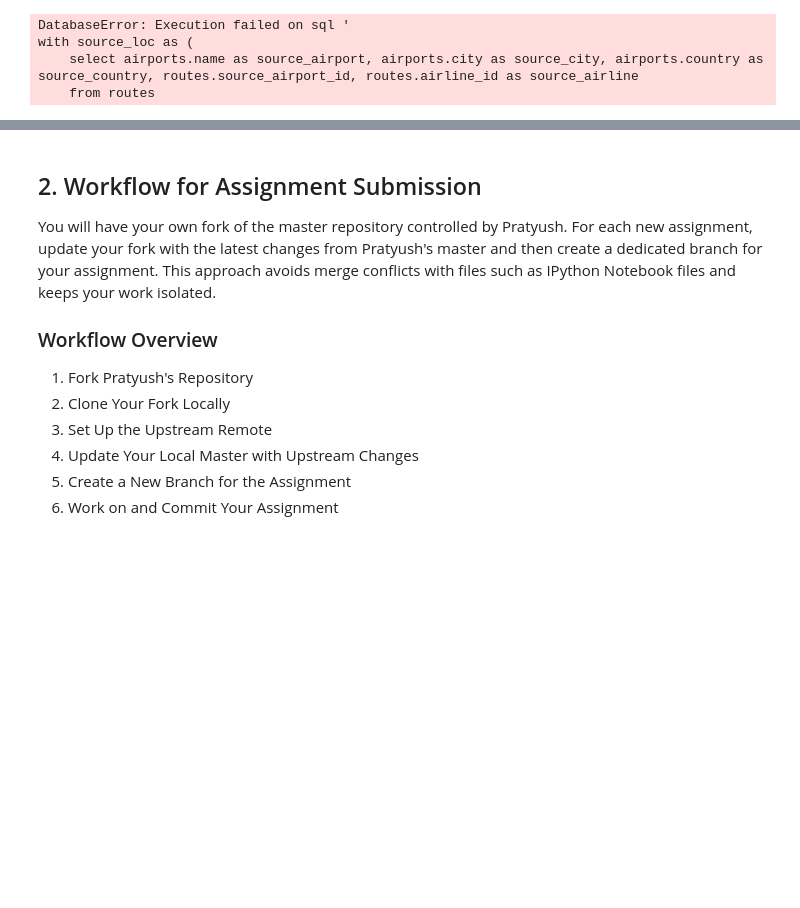
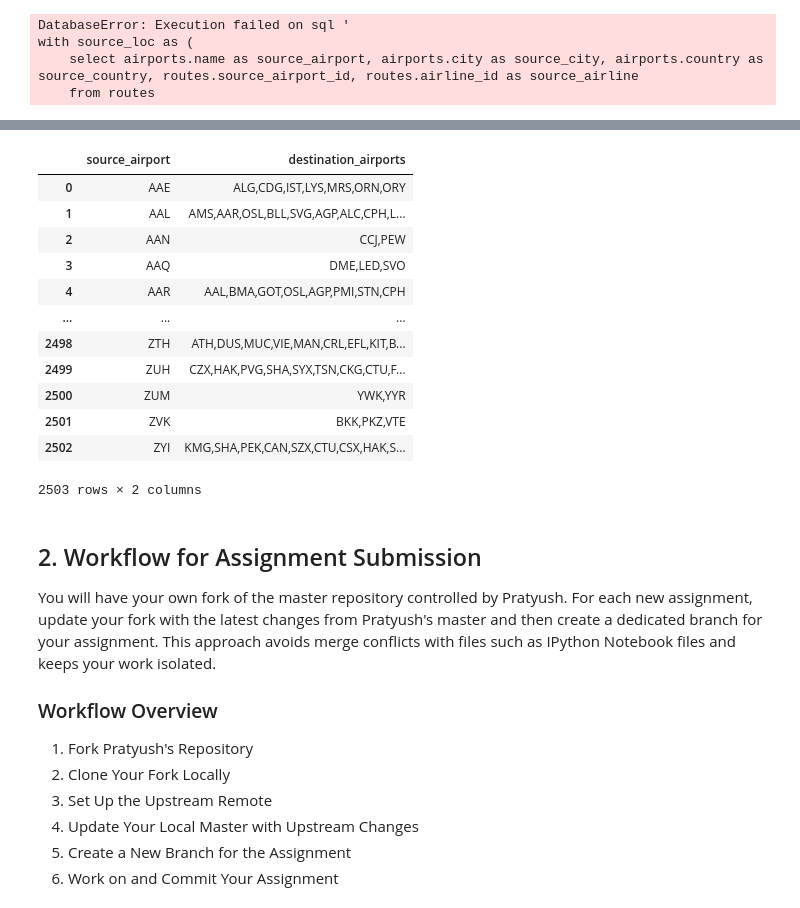
Before and after one commit to vivagrace/data_alchemy_assignments, a Jupyter notebook: Wk2_SQL.ipynb, the cells around one changed output, grey strips where cells are left out. Cells and saved outputs as stored; diff of their text form; code cells hidden in the pictures; blank space fills up the shorter version.

```diff
--- a/Wk2_SQL.ipynb
+++ b/Wk2_SQL.ipynb
@@ -331,0 +346,27 @@ df
+# %%
+## Question 8: List each source airport once along with a comma-separated list of all its distinct destination airports. Only include source airports that have multiple distinct destination airports.
+
+q8 = """
+select distinct source_airport,
+group_concat (distinct destination_airport) as destination_airports
+from routes
+group by source_airport
+having count(distinct destination_airport) > 1
+"""
+
+df = pd.read_sql_query(q8, conn)
+df
+# %% [output]
+|  | source_airport | destination_airports |
+| 0 | AAE | ALG,CDG,IST,LYS,MRS,ORN,ORY |
+| 1 | AAL | AMS,AAR,OSL,BLL,SVG,AGP,ALC,CPH,L... |
+| 2 | AAN | CCJ,PEW |
+| 3 | AAQ | DME,LED,SVO |
+| 4 | AAR | AAL,BMA,GOT,OSL,AGP,PMI,STN,CPH |
+| ... | ... | ... |
+| 2498 | ZTH | ATH,DUS,MUC,VIE,MAN,CRL,EFL,KIT,B... |
+| 2499 | ZUH | CZX,HAK,PVG,SHA,SYX,TSN,CKG,CTU,F... |
+| 2500 | ZUM | YWK,YYR |
+| 2501 | ZVK | BKK,PKZ,VTE |
+| 2502 | ZYI | KMG,SHA,PEK,CAN,SZX,CTU,CSX,HAK,S... |
+2503 rows × 2 columns
```
Also changed, not shown: parts of 5 cells of this notebook, 1 other file.
